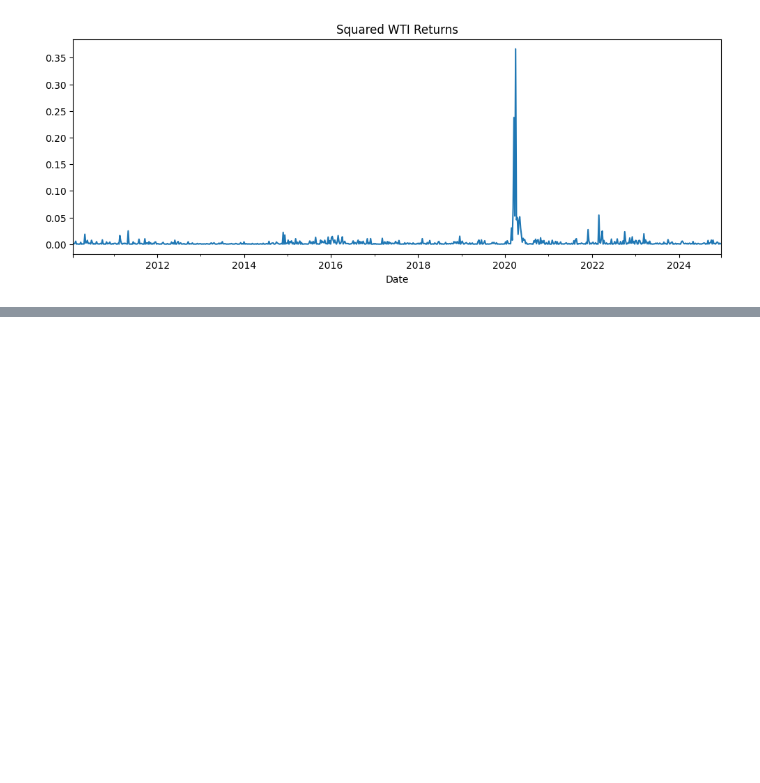
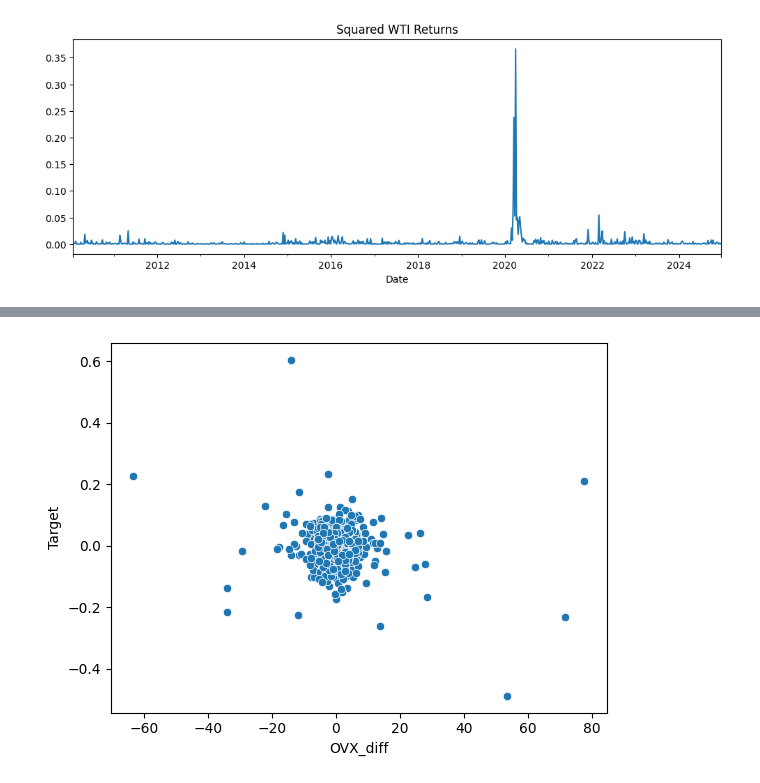
Before and after one commit to Carlson29/Crude-Oil-Prices-Model, a Jupyter notebook: code Files/oil_prediction.ipynb, the cells around one changed output, grey strips where cells are left out. Cells and saved outputs as stored; diff of their text form; code cells hidden in the pictures; blank space fills up the shorter version.

```diff
--- a/code Files/oil_prediction.ipynb
+++ b/code Files/oil_prediction.ipynb
@@ -589,0 +660,9 @@ plt.show()
+# %%
+sns.scatterplot(
+    x=model_data['OVX_diff'],
+    y=model_data['Target']
+)
+
+plt.show()
+# %% [output]
+[figure, added]
```
Also changed, not shown: parts of 20 cells of this notebook, 1 other file.
